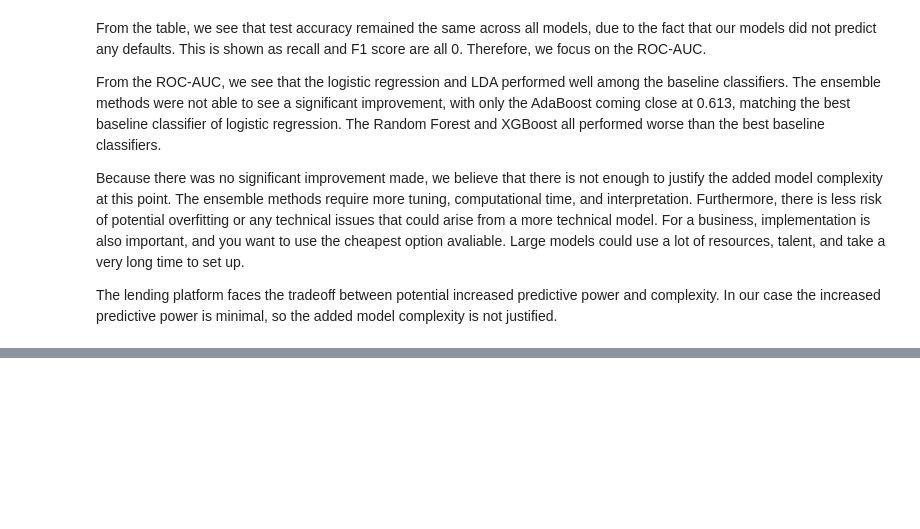
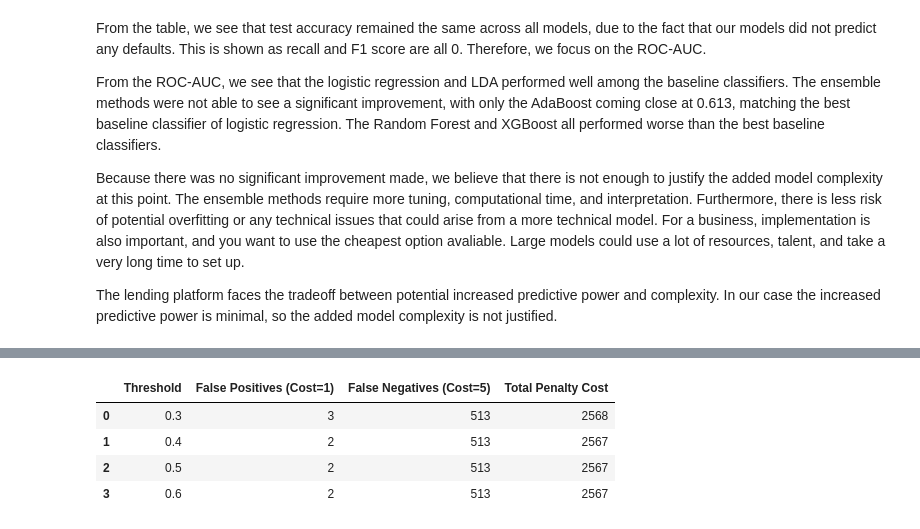
Before and after one commit to yangke34/RSM338-Assignment-5, a Jupyter notebook: RSM338 Assignment 5.ipynb, the cells around one changed output, grey strips where cells are left out. Cells and saved outputs as stored; diff of their text form; code cells hidden in the pictures; blank space fills up the shorter version.

```diff
--- a/RSM338 Assignment 5.ipynb
+++ b/RSM338 Assignment 5.ipynb
@@ -801,0 +856,35 @@ The lending platform faces the tradeoff between potential increased predictive p
+# %%
+# 1. FIXED: Get the raw probabilities for the 'Default' class (index 1)
+y_probs = log_reg.predict_proba(X_test_scaled)[:, 1]
+
+# 2. Define the thresholds from the prompt
+thresholds = [0.3, 0.4, 0.5, 0.6]
+results = []
+
+# 3. Loop through and calculate the cost for each
+for thresh in thresholds:
+    # Create custom predictions: 1 if probability >= threshold, else 0
+    custom_preds = (y_probs >= thresh).astype(int)
+
+    # Calculate confusion matrix
+    tn, fp, fn, tp = confusion_matrix(y_test, custom_preds).ravel()
+
+    # Calculate the Total Cost using the 5:1 ratio
+    total_cost = (fp * 1) + (fn * 5)
+
+    results.append({
+        'Threshold': thresh,
+        'False Positives (Cost=1)': fp,
+        'False Negatives (Cost=5)': fn,
+        'Total Penalty Cost': total_cost
+    })
+
+# 4. Display the results
+cost_df = pd.DataFrame(results)
+cost_df
+# %% [output]
+|  | Threshold | False Positives (Cost=1) | False Negatives (Cost=5) | Total Penalty Cost |
+| 0 | 0.3 | 3 | 513 | 2568 |
+| 1 | 0.4 | 2 | 513 | 2567 |
+| 2 | 0.5 | 2 | 513 | 2567 |
+| 3 | 0.6 | 2 | 513 | 2567 |
```
Also changed, not shown: parts of 4 cells of this notebook.
